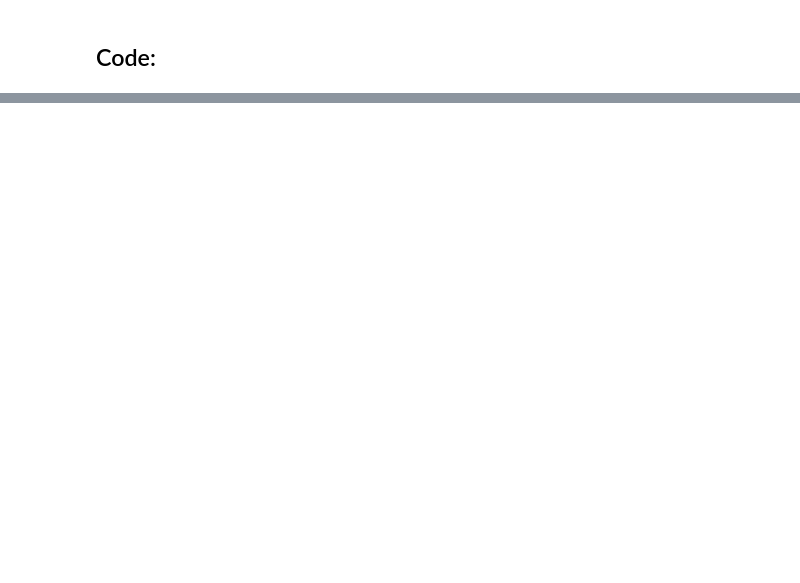
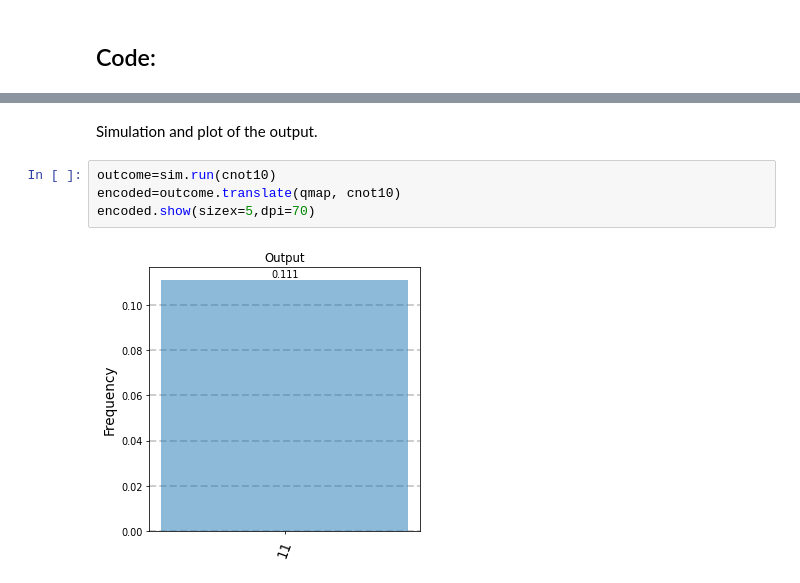
Before and after one commit to SOQCSAdmin/SOQCS, a Jupyter notebook: examples/live2.ipynb, the cells around one changed output, grey strips where cells are left out. Cells and saved outputs as stored; diff of their text form; blank space fills up the shorter version.

```diff
--- a/examples/live2.ipynb
+++ b/examples/live2.ipynb
@@ -58,0 +65,8 @@ soqcs.plot(HOMP, 6, 5,'dt',-dtm, dtm, 5 , 'P',0.0 , 0.4, 3, 100, [{0:dtm}])
+# %% [markdown]
+Simulation and plot of the output.
+# %%
+outcome=sim.run(cnot10)
+encoded=outcome.translate(qmap, cnot10)
+encoded.show(sizex=5,dpi=70)
+# %% [output]
+[figure, added]
```
Also changed, not shown: parts of 26 cells of this notebook, 16 other files.
